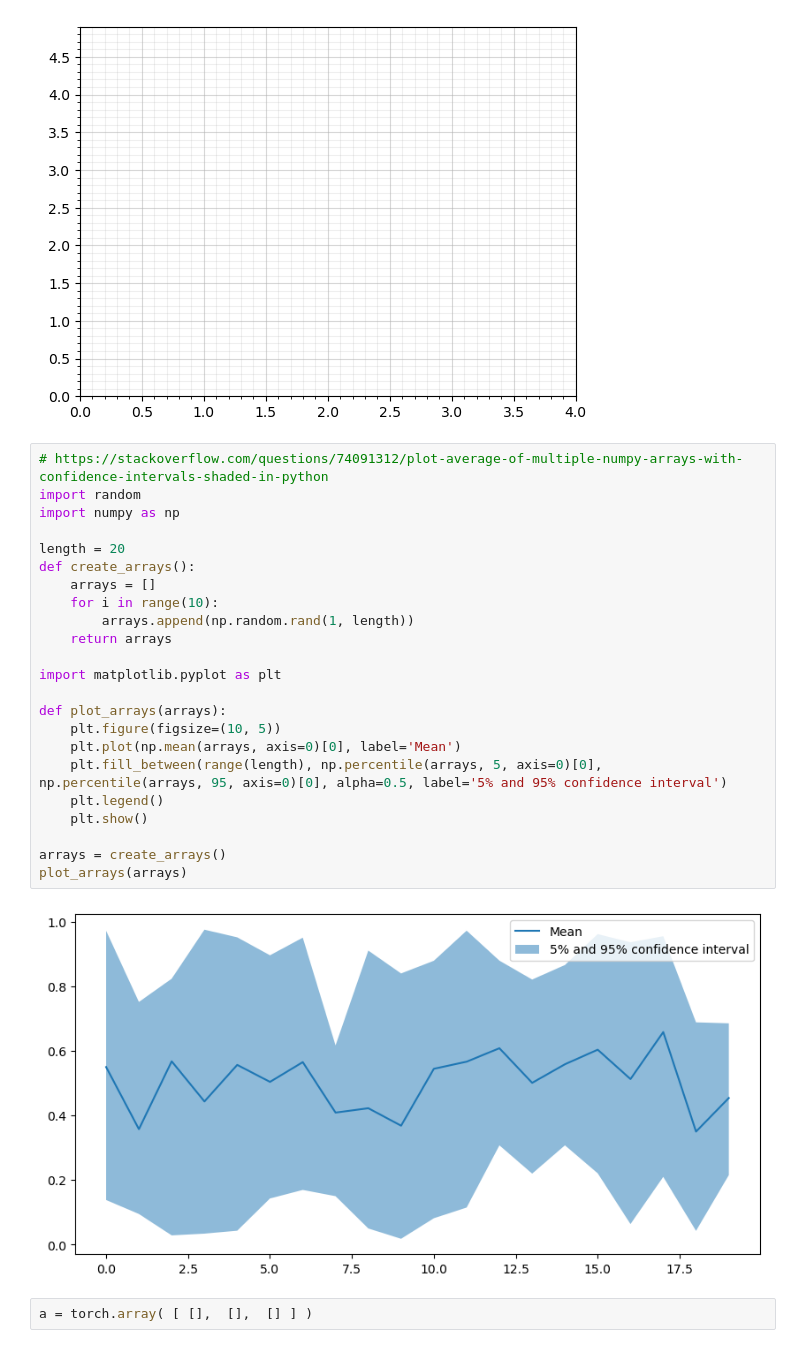
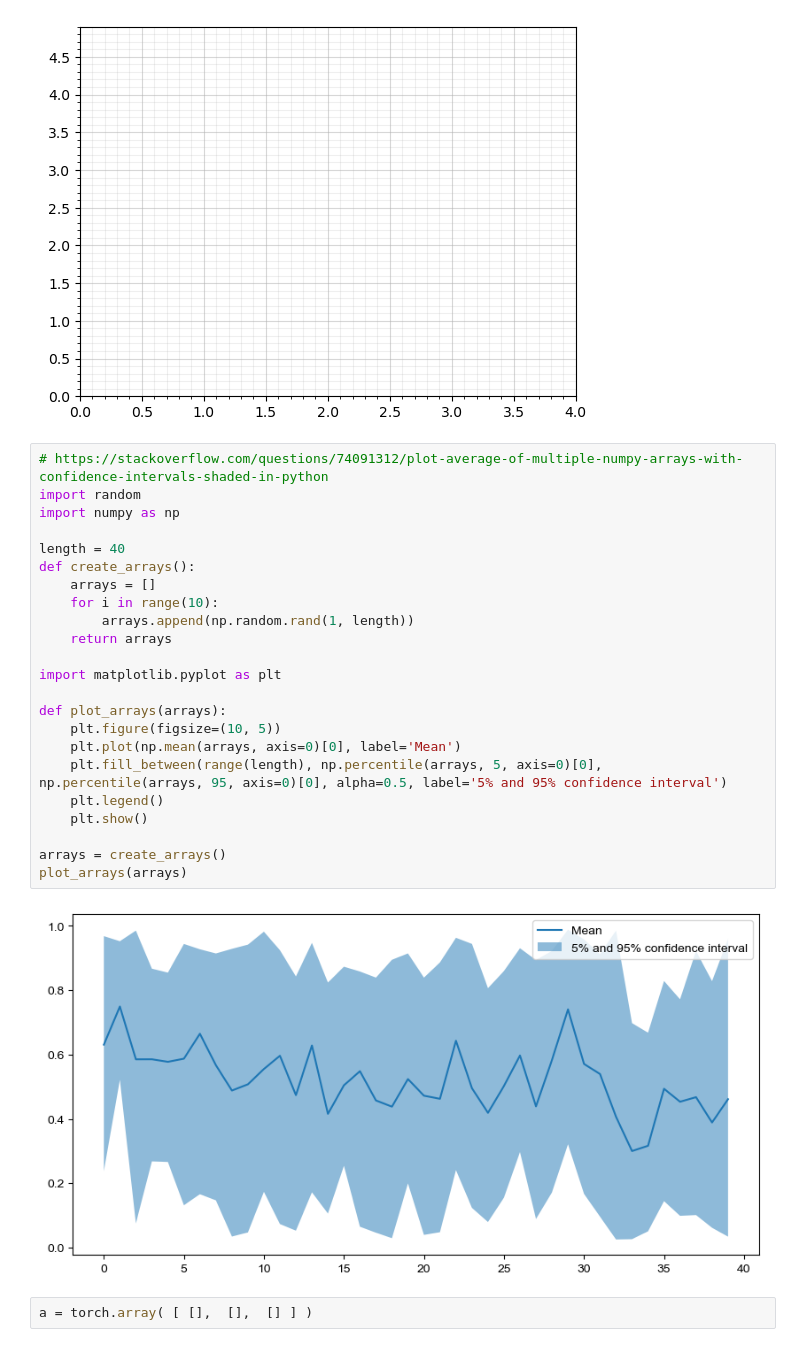
Before and after one commit to gitscade/stats, a Jupyter notebook: 04_profile.ipynb, the cells around one changed output. Drawn from its saved outputs; the diff is of its cells as text.

```diff
--- a/04_profile.ipynb
+++ b/04_profile.ipynb
@@ -1346,27 +1240,27 @@ plt.show()
 # %%
 # https://stackoverflow.com/questions/74091312/plot-average-of-multiple-numpy-arrays-with-confidence-intervals-shaded-in-python
 import random
 import numpy as np
 
-length = 20
+length = 40
 def create_arrays():
     arrays = []
     for i in range(10):
         arrays.append(np.random.rand(1, length))
     return arrays
 
 import matplotlib.pyplot as plt
 
 def plot_arrays(arrays):
     plt.figure(figsize=(10, 5))
     plt.plot(np.mean(arrays, axis=0)[0], label='Mean')
     plt.fill_between(range(length), np.percentile(arrays, 5, axis=0)[0], np.percentile(arrays, 95, axis=0)[0], alpha=0.5, label='5% and 95% confidence interval')
     plt.legend()
     plt.show()
 
 arrays = create_arrays()
 plot_arrays(arrays)
 # %% [output]
-[figure, old version]
+[figure, new version]
 # %%
 a = torch.array( [ [],  [],  [] ] )
```
Also changed, not shown: parts of 6 cells of this notebook.
